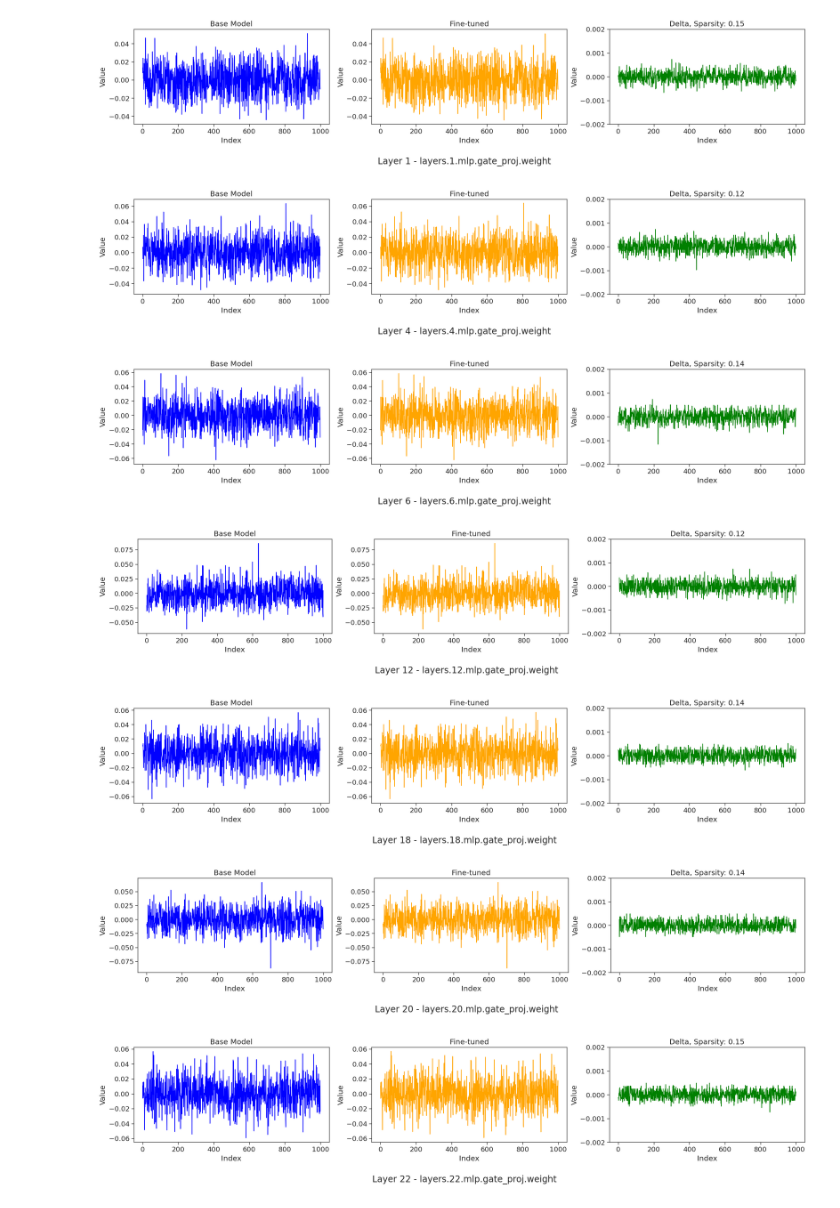
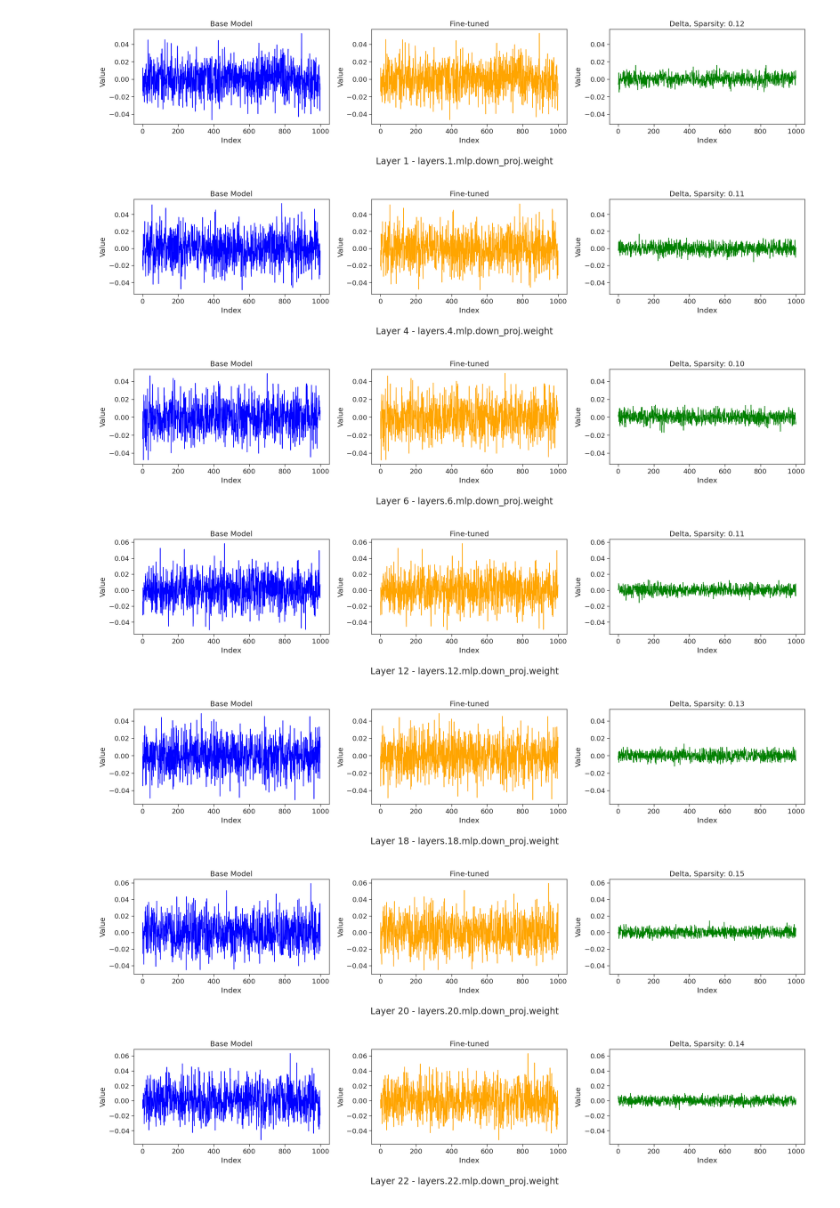
Before and after one commit to eth-easl/deltazip, a Jupyter notebook: notebooks/explore.ipynb, the cells around one changed output. Drawn from its saved outputs; the diff is of its cells as text; code cells hidden in the pictures.

```diff
--- a/notebooks/explore.ipynb
+++ b/notebooks/explore.ipynb
@@ -35,7 +32,7 @@ layers = [1, 4, 6, 12, 18, 20, 22]
 
 for layer in layers:
     # print(finetuned_model.state_dict())
-    focus_name = f"layers.{layer}.mlp.gate_proj.weight"
+    focus_name = f"layers.{layer}.mlp.down_proj.weight"
     # focus_name = f"decoder.layers.{layer}.self_attn.k_proj.weight"
     # plot distribution of weights of pretrained model and fine-tuned model
     plot_finetuned_weight = None
@@ -46,7 +43,7 @@ for layer in layers:
         finetuned_model.state_dict()[focus_name].flatten().cpu().numpy()
     )
     plot_pretrained_weight = base_model.state_dict()[focus_name].flatten().cpu().numpy()
-    plot_delta_weight = plot_finetuned_weight - plot_pretrained_weight
+    plot_delta_weight = 20 * (plot_finetuned_weight - plot_pretrained_weight)
     # report mean and std of weights
     # sample 1000 weights from the same indices
     sample_size = 1000
@@ -59,39 +56,39 @@ for layer in layers:
     sns.set_theme(style="whitegrid")
     sns.set(rc={"figure.figsize": (11.7, 8.27)})
     sns.set(font_scale=1.5)
     sns.set_style("ticks")
     sns.set_context("paper", font_scale=1.5)
 
     # make subplot
     fig, axs = plt.subplots(1, 3, figsize=(20, 5))
     fig.suptitle(f"Layer {layer} - {focus_name}", y=0)
     fig.tight_layout(pad=3.0)
     # plot distribution of weights of pretrained model
     sns.lineplot(ax=axs[0], data=plot_pretrained_weight, color="blue")
     axs[0].set_title("Base Model")
     axs[0].set_xlabel("Index")
     axs[0].set_ylabel("Value")
     # set x limit to be the same as pretrained model
 
     # plot distribution of weights of fine-tuned model
     sns.lineplot(ax=axs[1], data=plot_finetuned_weight, color="orange")
     axs[1].set_title("Fine-tuned")
     axs[1].set_xlabel("Index")
     axs[1].set_ylabel("Value")
     axs[1].set_ylim(axs[0].get_ylim())
     # plot distribution of weights of fine-tuned model
     sns.lineplot(ax=axs[2], data=plot_delta_weight, color="green")
     axs[2].set_title(f"Delta, Sparsity: {calculate_sparsity(plot_delta_weight):.2f}")
     axs[2].set_xlabel("Index")
     axs[2].set_ylabel("Value")
-    # axs[2].set_ylim(axs[0].get_ylim())
-    axs[2].set_ylim((-0.002, 0.002))
+    axs[2].set_ylim(axs[0].get_ylim())
+    # axs[2].set_ylim((-0.002, 0.002))
     plt.show()
 # %% [output]
-[figure, old version]
+[figure, new version]
-[figure, old version]
+[figure, new version]
-[figure, old version]
+[figure, new version]
-[figure, old version]
+[figure, new version]
-[figure, old version]
+[figure, new version]
-[figure, old version]
+[figure, new version]
-[figure, old version]
+[figure, new version]
```
Also changed, not shown: parts of 2 cells of this notebook, 5 other files.
